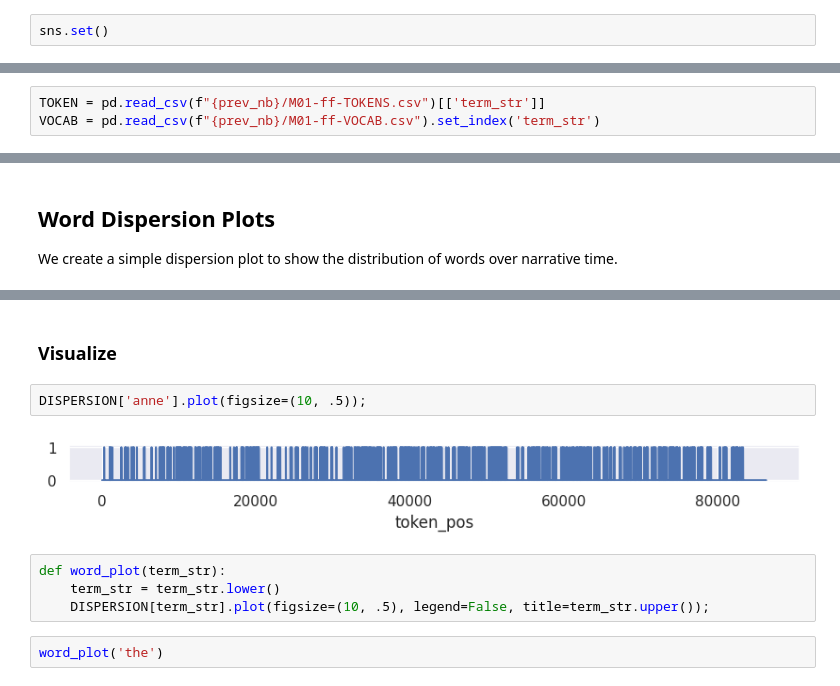
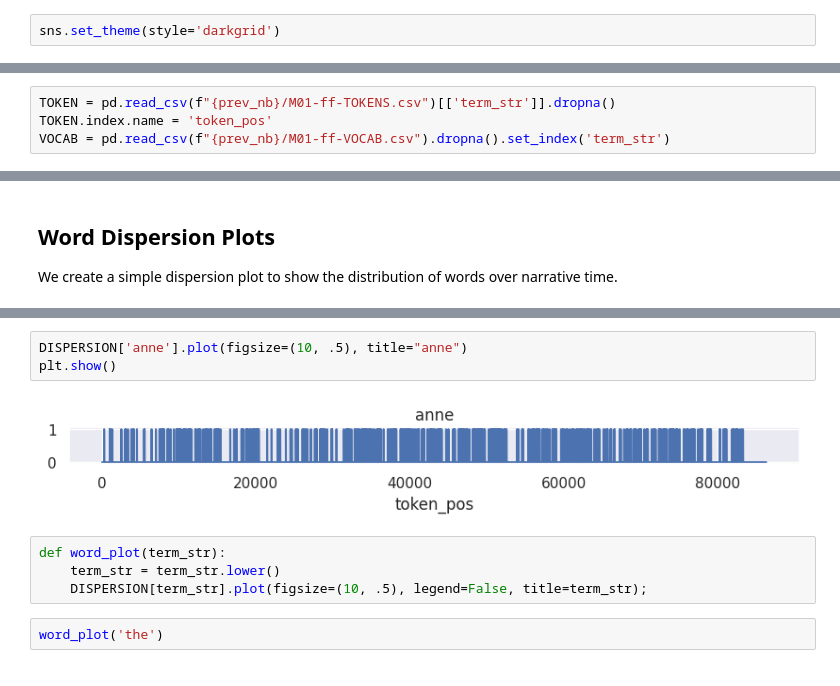
Before and after one commit to ontoligent/DS5001-PUB, a Jupyter notebook: m01-03-further-exploration.ipynb, the cells around one changed output, grey strips where cells are left out. Cells and saved outputs as stored; diff of their text form.

```diff
--- a/m01-03-further-exploration.ipynb
+++ b/m01-03-further-exploration.ipynb
@@ -15,8 +15,8 @@ import pandas as pd
 import numpy as np
 import matplotlib.pyplot as plt
 import seaborn as sns
-# %%
-sns.set()
+# %%
+sns.set_theme(style='darkgrid')
 # %%
 data_home = "../input"
 output_dir = "../working"
@@ -24,8 +24,9 @@ prev_nb = f"{data_home}/uva-ds-5001-m01-01-first-foray"
 # %% [markdown]
 ### Retrieve Data
 # %%
-TOKEN = pd.read_csv(f"{prev_nb}/M01-ff-TOKENS.csv")[['term_str']]
-VOCAB = pd.read_csv(f"{prev_nb}/M01-ff-VOCAB.csv").set_index('term_str')
+TOKEN = pd.read_csv(f"{prev_nb}/M01-ff-TOKENS.csv")[['term_str']].dropna()
+TOKEN.index.name = 'token_pos'
+VOCAB = pd.read_csv(f"{prev_nb}/M01-ff-VOCAB.csv").dropna().set_index('term_str')
 # %%
 TOKEN.head()
 # %% [output]
@@ -75,13 +83,12 @@ DISPERSION
-# %% [markdown]
-### Visualize
 # %%
-DISPERSION['anne'].plot(figsize=(10, .5));
+DISPERSION['anne'].plot(figsize=(10, .5), title="anne")
+plt.show()
 # %% [output]
-[figure, old version]
+[figure, new version]
 # %%
 def word_plot(term_str):
     term_str = term_str.lower()
-    DISPERSION[term_str].plot(figsize=(10, .5), legend=False, title=term_str.upper());
+    DISPERSION[term_str].plot(figsize=(10, .5), legend=False, title=term_str);
 # %%
 word_plot('the')
 # %% [output]
```
Also changed, not shown: parts of 26 cells of this notebook.
